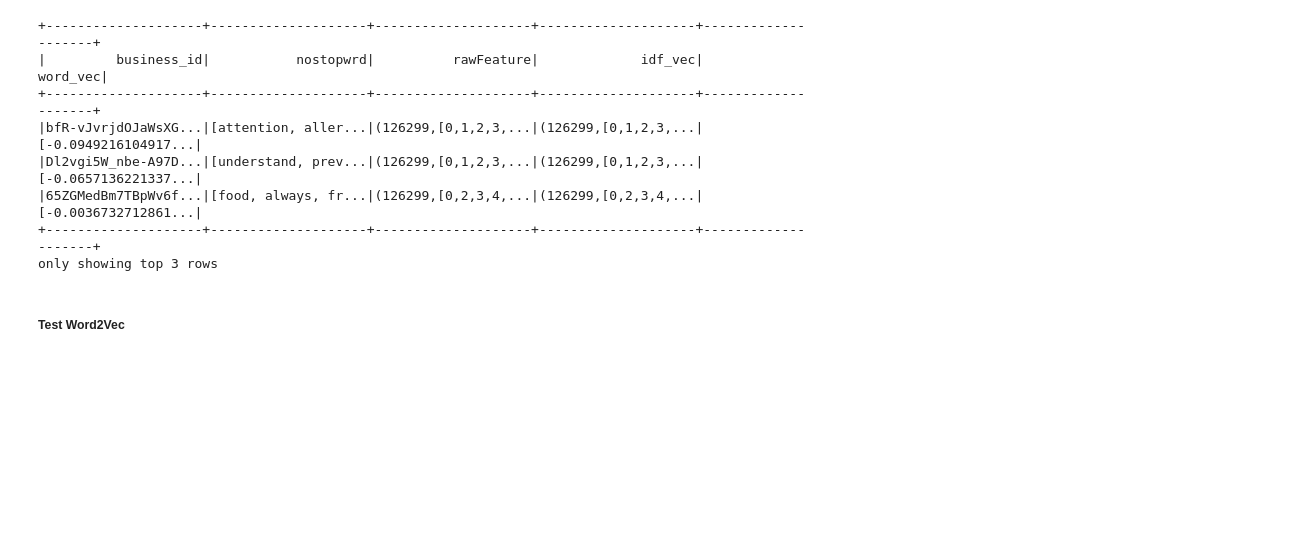
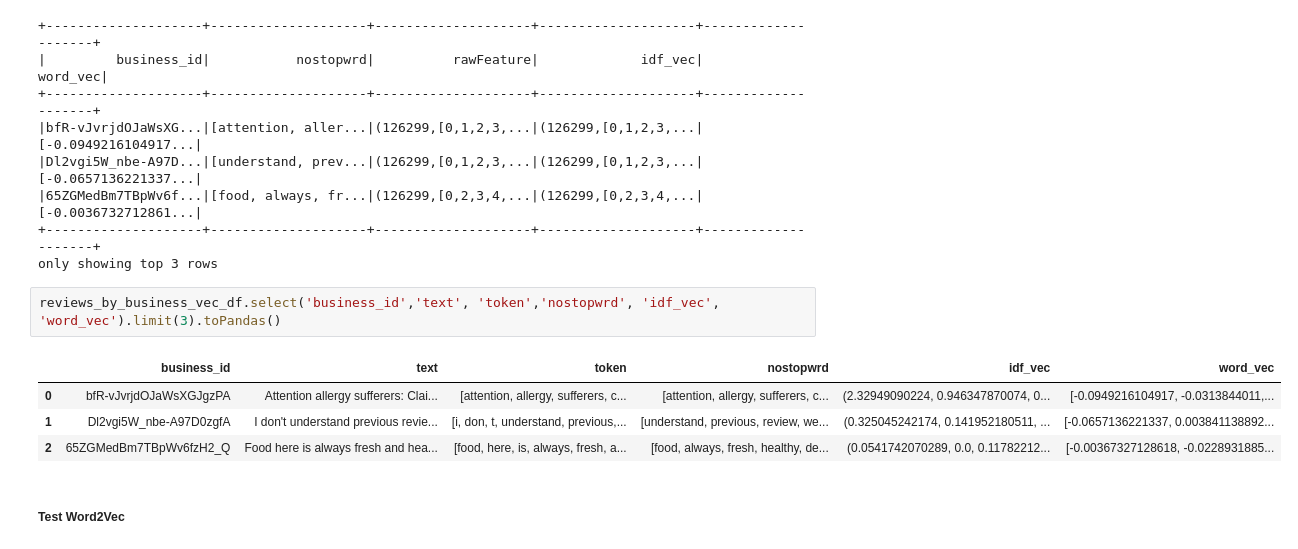
Before and after one commit to Samimust/my-yelper, a Jupyter notebook: Data Wrangling and Exploration.ipynb, the cells around one changed output. Saved outputs shown, nothing was run; the diff lists cells and outputs as text; blank space fills up the shorter version.

```diff
--- a/Data Wrangling and Exploration.ipynb
+++ b/Data Wrangling and Exploration.ipynb
@@ -942,6 +940,13 @@ reviews_by_business_vec_df.select('business_id','nostopwrd','rawFeature', 'idf_v
 |65ZGMedBm7TBpWv6f...|[food, always, fr...|(126299,[0,2,3,4,...|(126299,[0,2,3,4,...|[-0.0036732712861...|
 +--------------------+--------------------+--------------------+--------------------+--------------------+
 only showing top 3 rows
+# %%
+reviews_by_business_vec_df.select('business_id','text', 'token','nostopwrd', 'idf_vec', 'word_vec').limit(3).toPandas()
+# %% [output]
+|  | business_id | text | token | nostopwrd | idf_vec | word_vec |
+| 0 | bfR-vJvrjdOJaWsXGJgzPA | Attention allergy sufferers: Clai... | [attention, allergy, sufferers, c... | [attention, allergy, sufferers, c... | (2.32949090224, 0.946347870074, 0... | [-0.0949216104917, -0.0313844011,... |
+| 1 | Dl2vgi5W_nbe-A97D0zgfA | I don't understand previous revie... | [i, don, t, understand, previous,... | [understand, previous, review, we... | (0.325045242174, 0.141952180511, ... | [-0.0657136221337, 0.003841138892... |
+| 2 | 65ZGMedBm7TBpWv6fzH2_Q | Food here is always fresh and hea... | [food, here, is, always, fresh, a... | [food, always, fresh, healthy, de... | (0.0541742070289, 0.0, 0.11782212... | [-0.00367327128618, -0.0228931885... |
 # %% [markdown]
 ##### Test Word2Vec
 # %%
```
Also changed, not shown: parts of 5 cells of this notebook.
